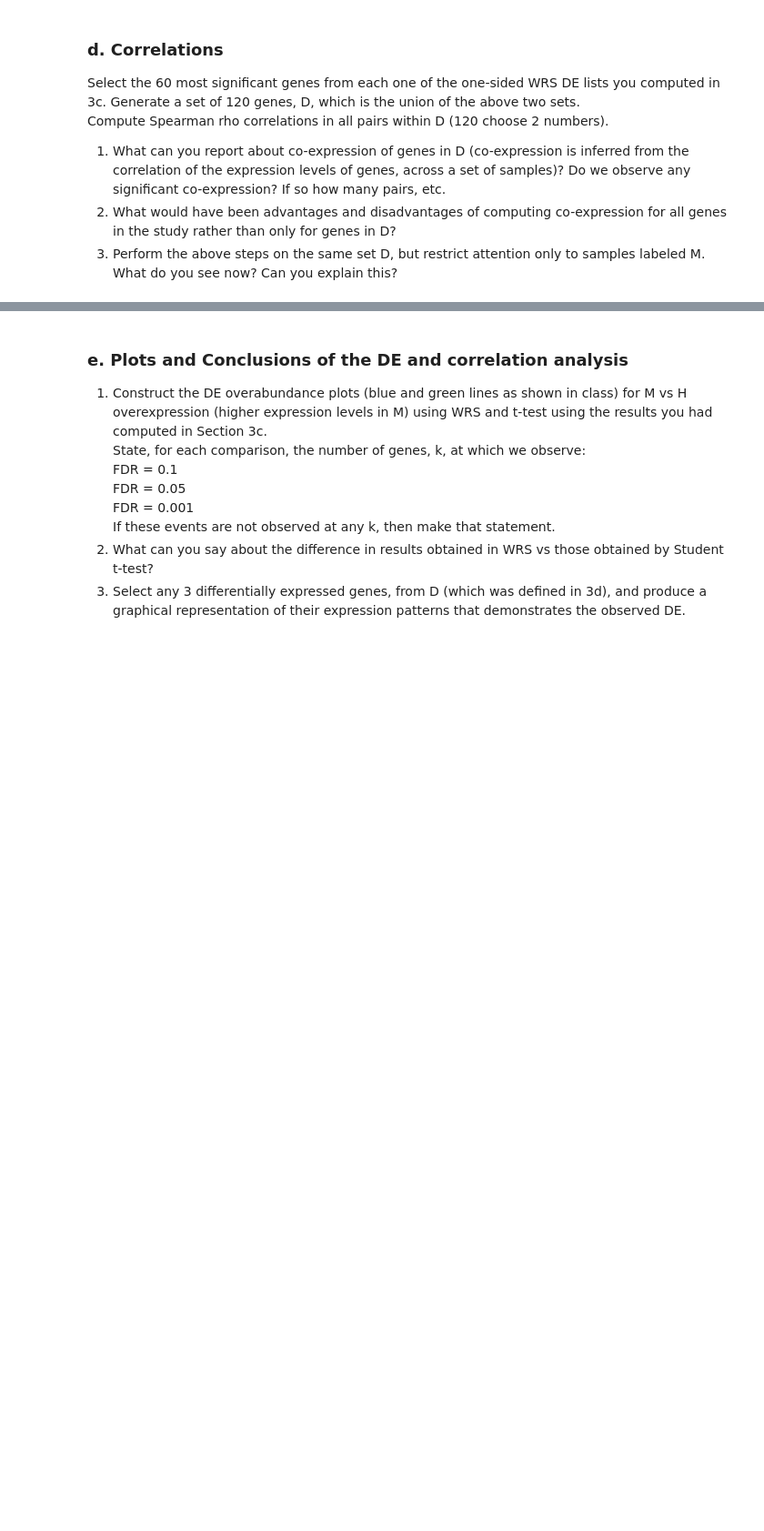
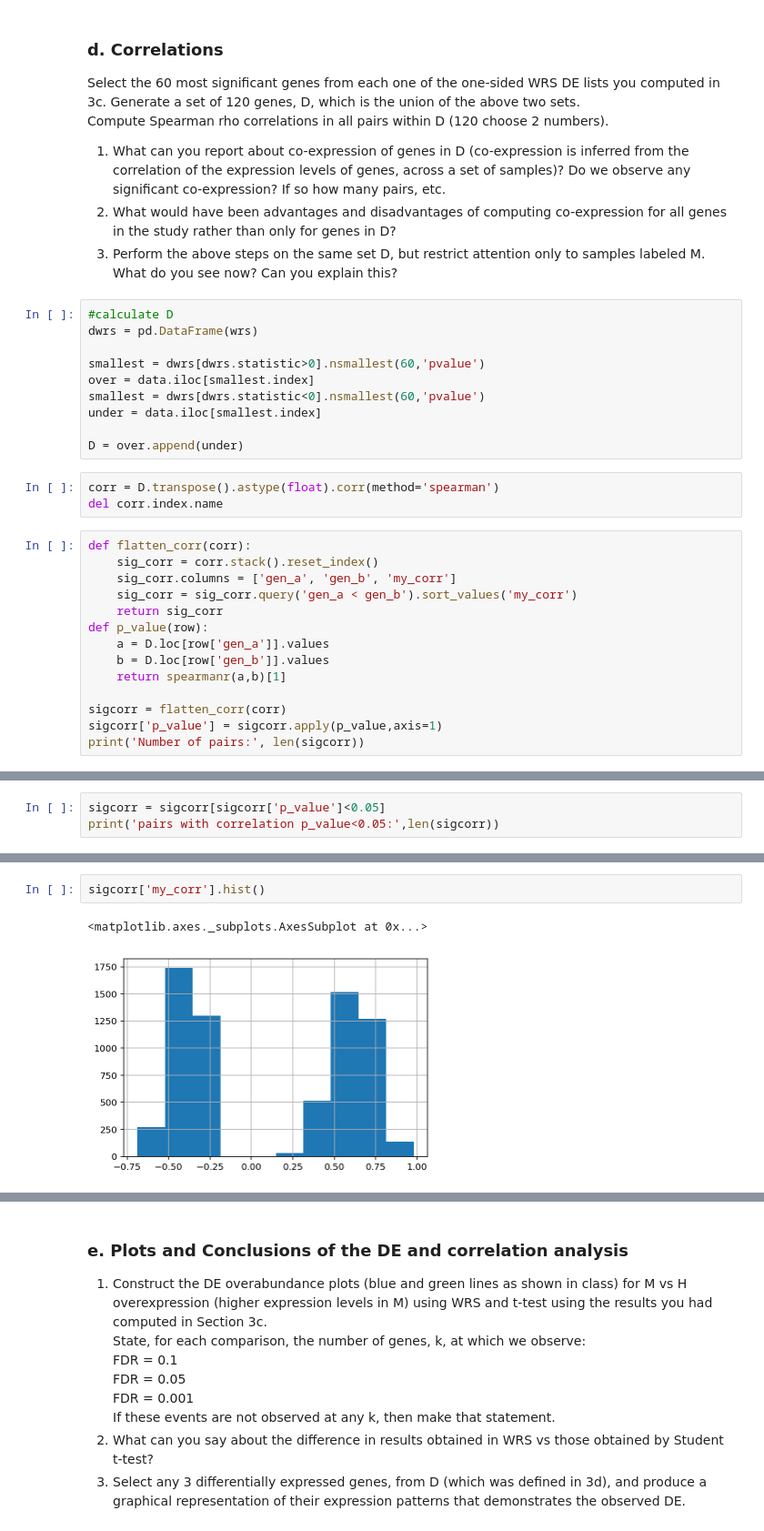
Before and after one commit to ihadanny/stat3620, a Jupyter notebook: HW4_034537969_322156159.ipynb, the cells around one changed output, grey strips where cells are left out. Shown: that part at 91% size. Drawn from its saved outputs; the diff is of its cells as text; blank space fills up the shorter version.

```diff
--- a/HW4_034537969_322156159.ipynb
+++ b/HW4_034537969_322156159.ipynb
@@ -143,3 +165,30 @@ Compute Spearman rho correlations in all pairs within D (120 choose 2 numbers).
 1. What can you report about co-expression of genes in D (co-expression is inferred from the correlation of the expression levels of genes, across a set of samples)? Do we observe any significant co-expression? If so how many pairs, etc.
 2. What would have been advantages and disadvantages of computing co-expression for all genes in the study rather than only for genes in D?
 3. Perform the above steps on the same set D, but restrict attention only to samples labeled M. What do you see now? Can you explain this?
+# %%
+#calculate D
+dwrs = pd.DataFrame(wrs)
+
+smallest = dwrs[dwrs.statistic>0].nsmallest(60,'pvalue')
+over = data.iloc[smallest.index]
+smallest = dwrs[dwrs.statistic<0].nsmallest(60,'pvalue')
+under = data.iloc[smallest.index]
+
+D = over.append(under)
+# %%
+corr = D.transpose().astype(float).corr(method='spearman')
+del corr.index.name
+# %%
+def flatten_corr(corr):
+    sig_corr = corr.stack().reset_index()
+    sig_corr.columns = ['gen_a', 'gen_b', 'my_corr']
+    sig_corr = sig_corr.query('gen_a < gen_b').sort_values('my_corr')
+    return sig_corr
+def p_value(row):
+    a = D.loc[row['gen_a']].values
+    b = D.loc[row['gen_b']].values
+    return spearmanr(a,b)[1]
+
+sigcorr = flatten_corr(corr)
+sigcorr['p_value'] = sigcorr.apply(p_value,axis=1)
+print('Number of pairs:', len(sigcorr))
@@ -145,0 +197,3 @@ Compute Spearman rho correlations in all pairs within D (120 choose 2 numbers).
+# %%
+sigcorr = sigcorr[sigcorr['p_value']<0.05]
+print('pairs with correlation p_value<0.05:',len(sigcorr))
@@ -145,0 +214,5 @@ Compute Spearman rho correlations in all pairs within D (120 choose 2 numbers).
+# %%
+sigcorr['my_corr'].hist()
+# %% [output]
+<matplotlib.axes._subplots.AxesSubplot at 0x...>
+[figure, added]
```
Also changed, not shown: parts of 11 cells of this notebook.
